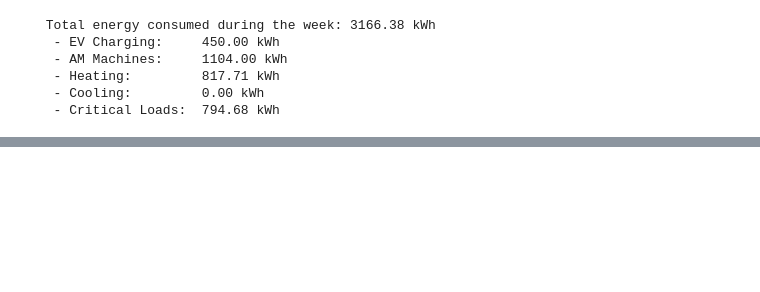
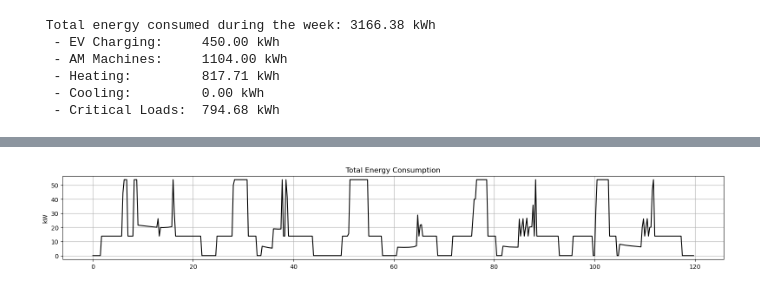
Before and after one commit to mauriacantoine/OptiDemandResponse, a Jupyter notebook: Project.ipynb, the cells around one changed output, grey strips where cells are left out. Cells and saved outputs as stored; diff of their text form; code cells hidden in the pictures; blank space fills up the shorter version.

```diff
--- a/Project.ipynb
+++ b/Project.ipynb
@@ -378,21 +409,27 @@ print(f"  Total Costs from Objective function: CHF {model.ObjVal:.2f}")
 # %%
-# Access EV charging schedule
-ev_power_schedule = np.zeros((n_evs, days, T_day))
-for e in evs:
-    for d in days_:
-        for t in slots:
-            ev_power_schedule[e, d, t] = p[e, d, t].X #.X is used to access the value of the variable after optimization
 
-# Access AM machine start schedule
-am_schedule = np.zeros((n_AMM, horizon))
-for m in AMM:
-    for t in range(horizon):
-        am_schedule[m, t] = x[m, t].X
 
-# Access heating and cooling power
-p_heat = np.array([p_h[k].X for k in range(horizon - 1)])
-p_cool = np.array([p_c[k].X for k in range(horizon - 1)])
+# 4. Total energy consumption (kW)
+total_power = ev_total_power + am_power + p_heating
 
-# Indoor temperature trajectory
-T_indoor = np.array([T_in[k].X for k in range(horizon)])
+
+# 6. Time axis
+time_axis = np.arange(horizon) * dt  # in hours (0 to 120)
+
+plt.figure(figsize=(16, 14))
+
+# 1. Total energy consumption
+plt.subplot(6, 1, 1)
+plt.plot(time_axis, total_power, label='Total Demand (kW)', color='black')
+plt.ylabel('kW')
+plt.title('Total Energy Consumption')
+plt.grid(True)
+
+
+
+
+plt.tight_layout()
+plt.show()
+# %% [output]
+[figure, added]
 # %%
```
Also changed, not shown: parts of 6 cells of this notebook, 1 other file.
